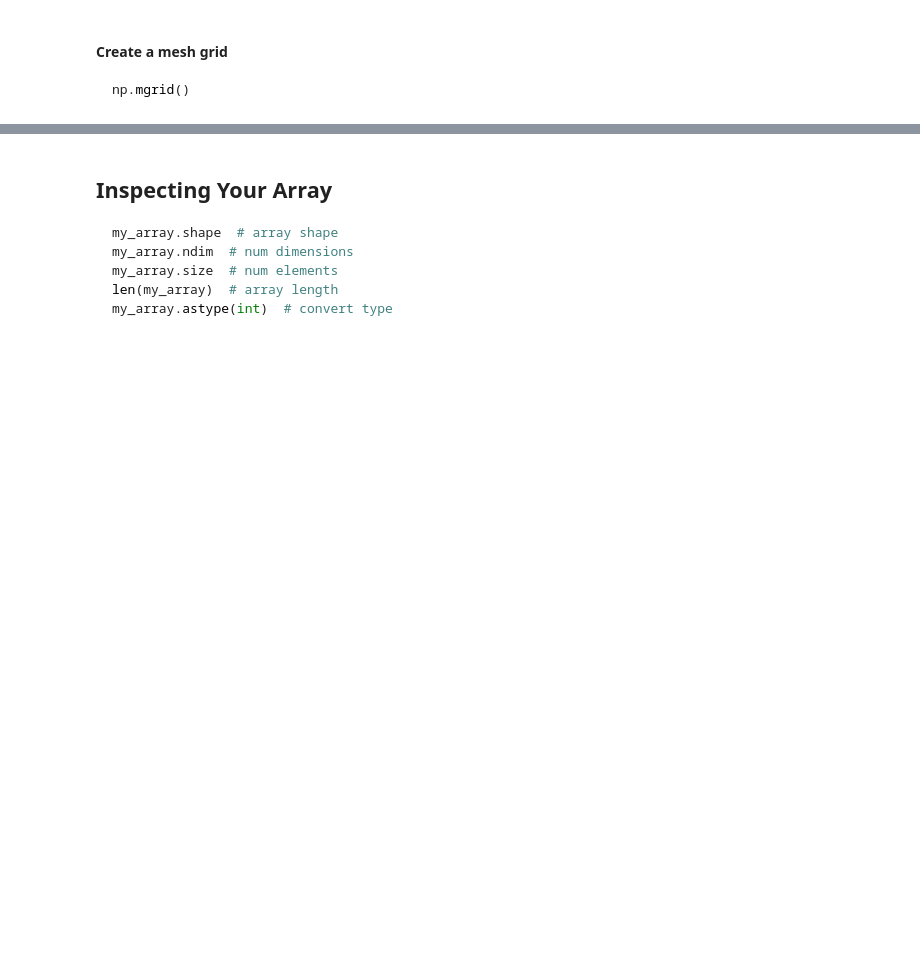
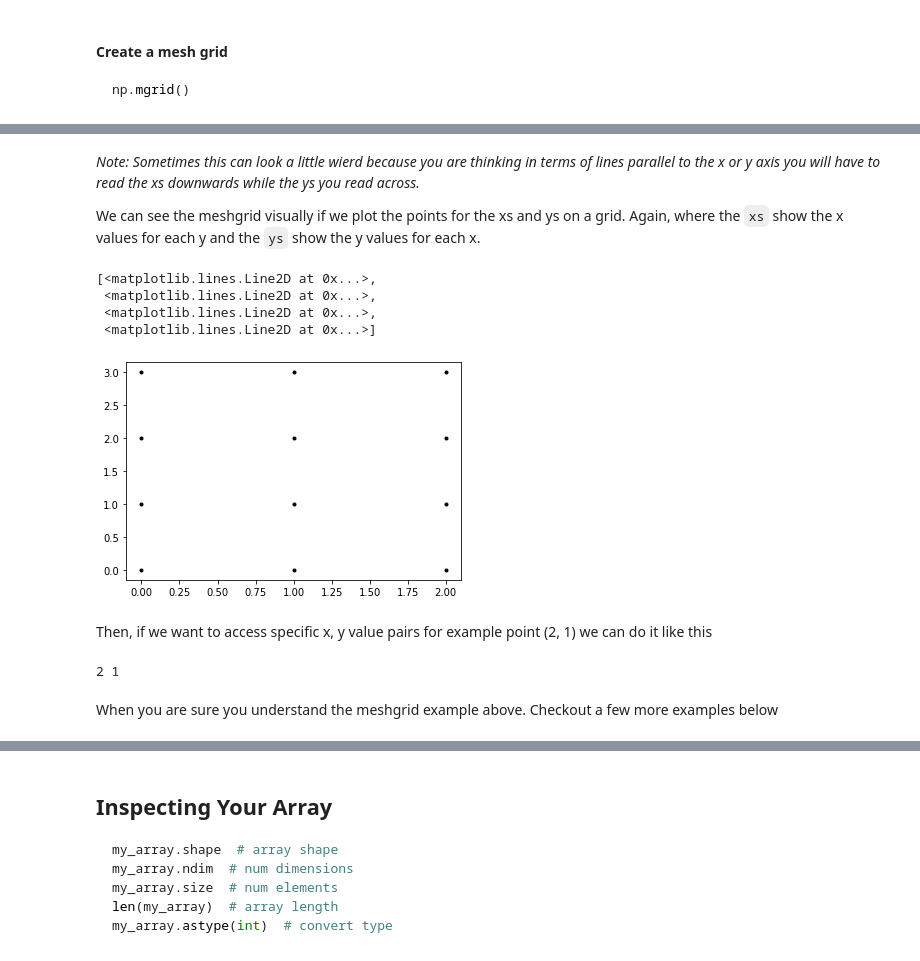
Before and after one commit to fuzzy-tribble/data_science_foundations, a Jupyter notebook: python_libraries_numpy.ipynb, the cells around one changed output, grey strips where cells are left out. Drawn from its saved outputs; the diff is of its cells as text; code cells hidden in the pictures; blank space fills up the shorter version.

```diff
--- a/python_libraries_numpy.ipynb
+++ b/python_libraries_numpy.ipynb
@@ -377,0 +244,8 @@ np.unicode_  # Fixed-length unicode type
+# %%
+xs, ys = np.mgrid[0:3, 0:4]
+
+print("X-Axis values are 0, 1, 2 repeated 4 times (once for each y value)")
+print_a(xs)
+
+print("Y-Axis values are 0, 1, 2, 3 repeated 3 times (once for each x value)")
+print_a(ys)
@@ -377,0 +263,23 @@ np.unicode_  # Fixed-length unicode type
+# %% [markdown]
+*Note: Sometimes this can look a little wierd because you are thinking in terms of lines parallel to the x or y axis you will have to read the xs downwards while the ys you read across.*
+
+We can see the meshgrid visually if we plot the points for the xs and ys on a grid. Again, where the `xs` show the x values for each y and the `ys` show the y values for each x.
+# %%
+plt.plot(xs, ys, marker='.', color='k', linestyle='none')
+# %% [output]
+[<matplotlib.lines.Line2D at 0x...>,
+ <matplotlib.lines.Line2D at 0x...>,
+ <matplotlib.lines.Line2D at 0x...>,
+ <matplotlib.lines.Line2D at 0x...>]
+[figure, added]
+# %% [markdown]
+Then, if we want to access specific x, y value pairs for example point (2, 1) we can do it like this
+# %%
+x_coord = 2
+y_coord = 1
+
+print(xs[x_coord][y_coord], ys[x_coord][y_coord])
+# %% [output]
+2 1
+# %% [markdown]
+When you are sure you understand the meshgrid example above. Checkout a few more examples below
```
Also changed, not shown: parts of 233 cells of this notebook.
